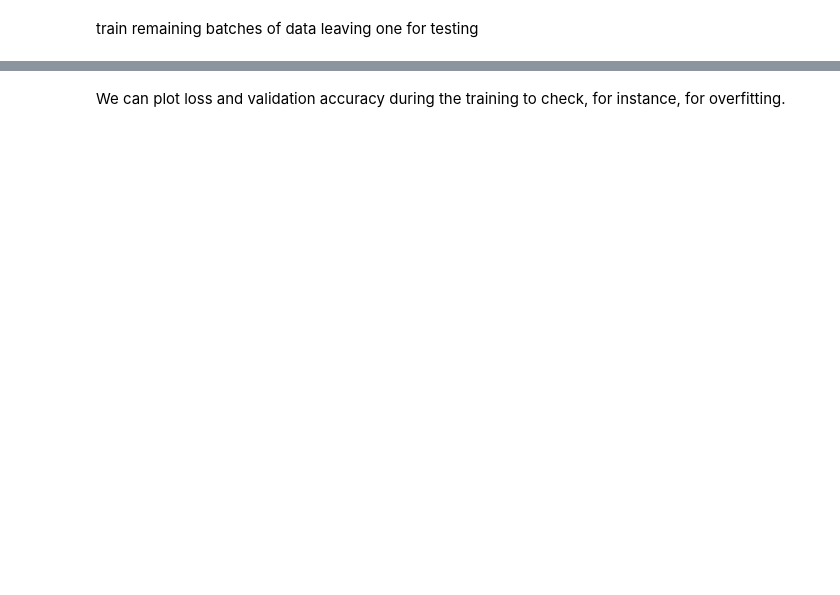
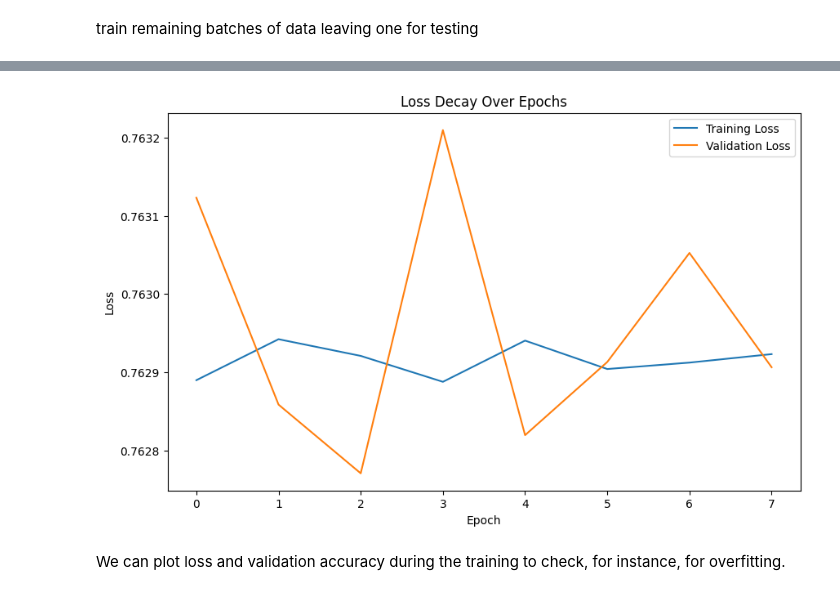
Before and after one commit to Djinho/EvoNet-CNN-Insight, a Jupyter notebook: model_training/Early_Weak/train_and_test_EW.ipynb, the cells around one changed output, grey strips where cells are left out. Drawn from its saved outputs; the diff is of its cells as text; code cells hidden in the pictures; blank space fills up the shorter version.

```diff
--- a/model_training/Early_Weak/train_and_test_EW.ipynb
+++ b/model_training/Early_Weak/train_and_test_EW.ipynb
@@ -227,6 +231,7 @@ net_LCT.update_scores(score);
 # %% [markdown]
 train remaining batches of data leaving one for testing
 # %%
+# Modified code to set epochs to 1
 from keras.callbacks import EarlyStopping
 
 total_epochs = 0
@@ -251,7 +256,7 @@ while i < 10:
     # Set up early stopping
     early_stopping = EarlyStopping(monitor='val_loss', patience=3, restore_best_weights=True)
 
-    score = model.fit(gene_sim.data, gene_sim.targets, batch_size=64, epochs=10, verbose=1, validation_split=0.10, callbacks=[early_stopping])
+    score = model.fit(gene_sim.data, gene_sim.targets, batch_size=64, epochs=1, verbose=1, validation_split=0.10, callbacks=[early_stopping])
 
     # Append the loss and validation loss values for each epoch
     losses.extend(score.history['loss'])
@@ -297,3 +302,4 @@ Epoch 5/10
+[figure, added]
 # %% [markdown]
 We can plot loss and validation accuracy during the training to check, for instance, for overfitting.
 # %%
```
Also changed, not shown: parts of 12 cells of this notebook.
